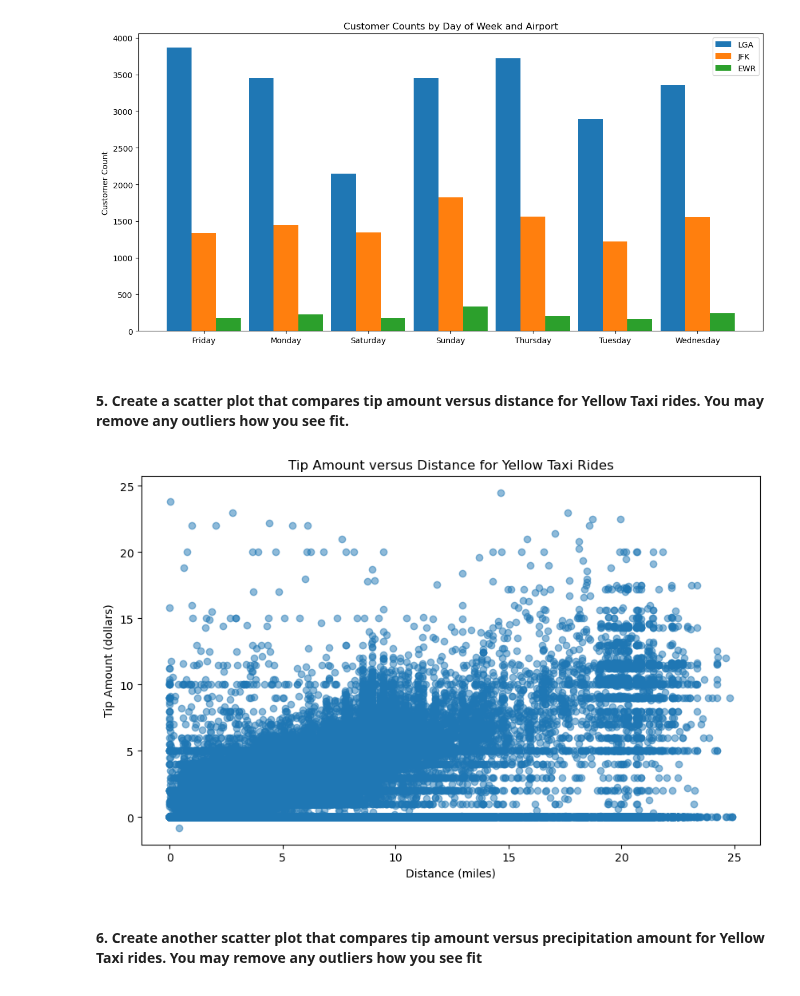
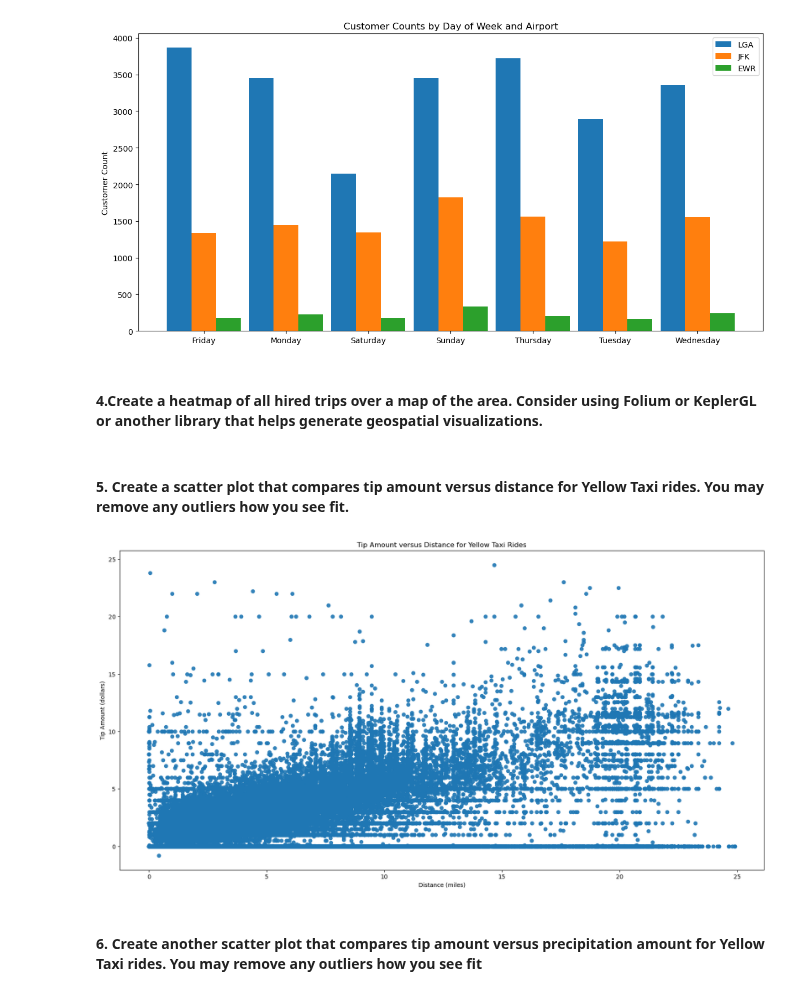
Before and after one commit to wangyf99/final-project, a Jupyter notebook: Group_project.ipynb, the cells around one changed output. Cells and saved outputs as stored; diff of their text form; code cells hidden in the pictures.

```diff
--- a/Group_project.ipynb
+++ b/Group_project.ipynb
@@ -1001,6 +1018,8 @@ def plot_customer_counts(lga_counts, jfk_counts, ewr_counts):
 plot_customer_counts(lga_counts, jfk_counts, ewr_counts)
 # %% [output]
 [figure]
+# %% [markdown]
+#### 4.Create a heatmap of all hired trips over a map of the area. Consider using Folium or KeplerGL or another library that helps generate geospatial visualizations.
 # %% [markdown]
 #### 5. Create a scatter plot that compares tip amount versus distance for Yellow Taxi rides. You may remove any outliers how you see fit.
 # %%
@@ -1016,18 +1035,18 @@ def get_tip():
     return df
 # %%
 def plot_tip_vs_distance(df):
-    plt.figure(figsize=(10, 6))
-    plt.scatter(df['distance'], df['tip_amount'], alpha=0.5)
+    plt.figure(figsize=(20, 10))
+    plt.scatter(df['distance'], df['tip_amount'], alpha=0.9)
     plt.title('Tip Amount versus Distance for Yellow Taxi Rides')
     plt.xlabel('Distance (miles)')
     plt.ylabel('Tip Amount (dollars)')
     plt.show()
 
 
 df = get_tip()
 plot_tip_vs_distance(df)
 # %% [output]
-[figure, old version]
+[figure, new version]
 # %% [markdown]
 #### 6. Create another scatter plot that compares tip amount versus precipitation amount for Yellow Taxi rides. You may remove any outliers how you see fit
 # %%
```
Also changed, not shown: parts of 3 cells of this notebook.
